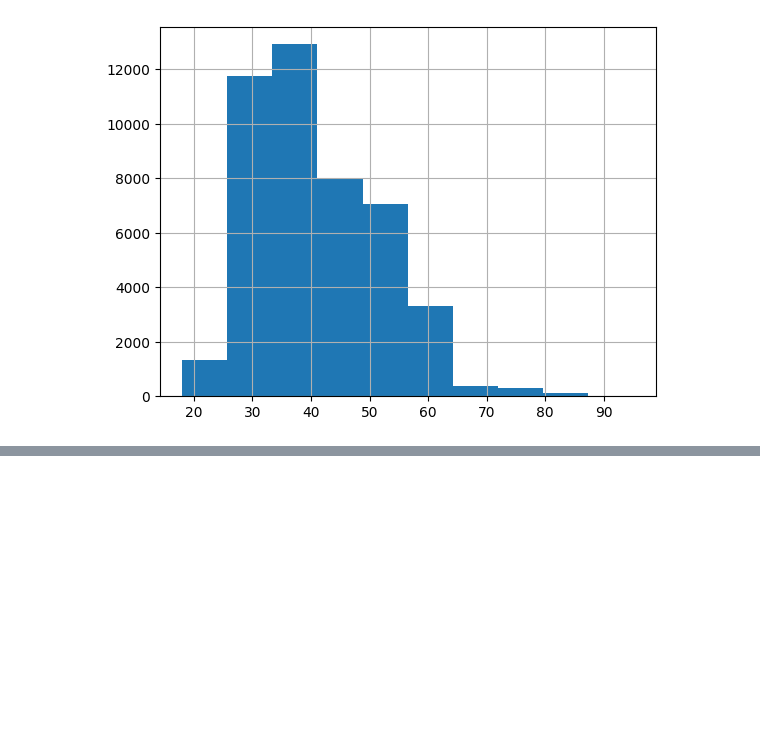
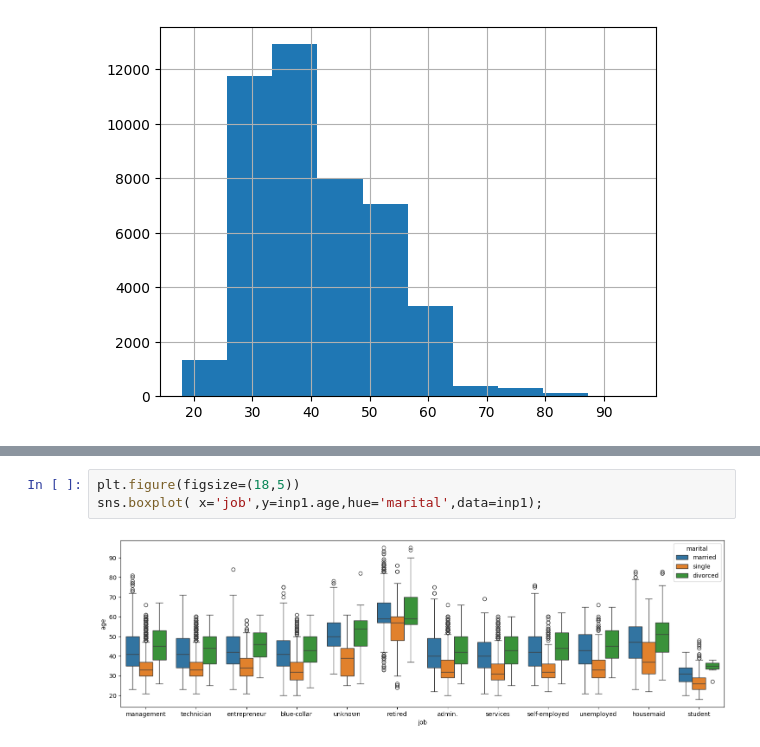
Before and after one commit to Surendranmengineer/suren_test, a Jupyter notebook: EDA_with_Rajan_Bank_Telemarketing_case_Study.ipynb, the cells around one changed output, grey strips where cells are left out. Saved outputs shown, nothing was run; the diff lists cells and outputs as text; blank space fills up the shorter version.

```diff
--- a/EDA_with_Rajan_Bank_Telemarketing_case_Study.ipynb
+++ b/EDA_with_Rajan_Bank_Telemarketing_case_Study.ipynb
@@ -359,0 +370,5 @@ inp1.age.hist();
+# %%
+plt.figure(figsize=(18,5))
+sns.boxplot( x='job',y=inp1.age,hue='marital',data=inp1);
+# %% [output]
+[figure, added]
```
Also changed, not shown: parts of 18 cells of this notebook.
